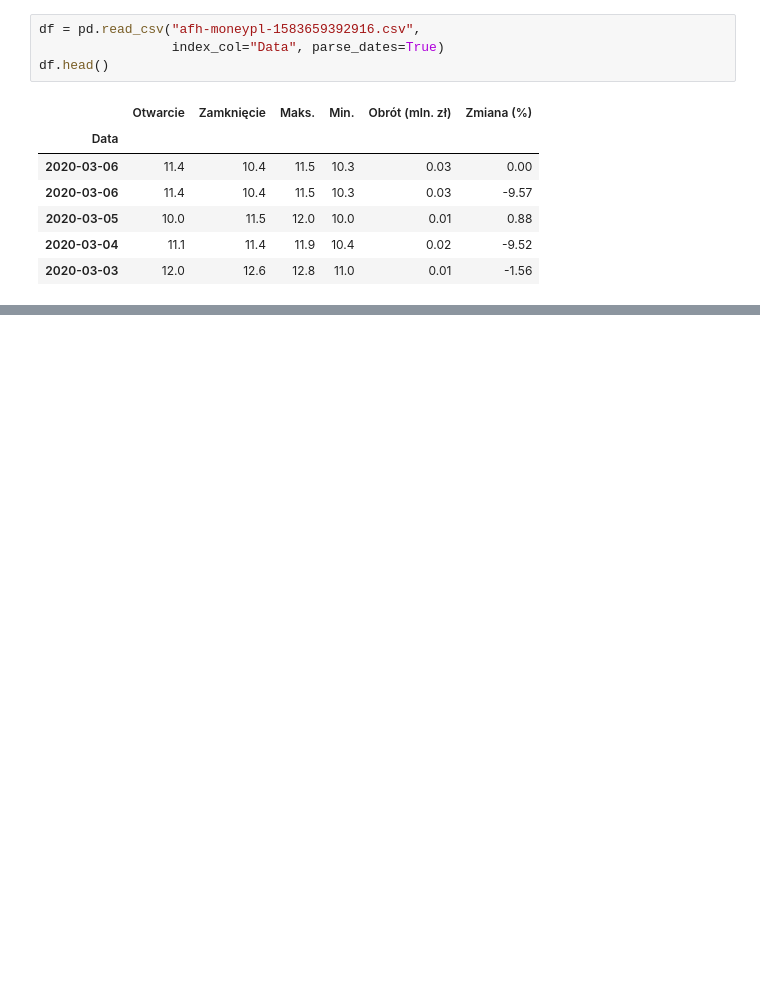
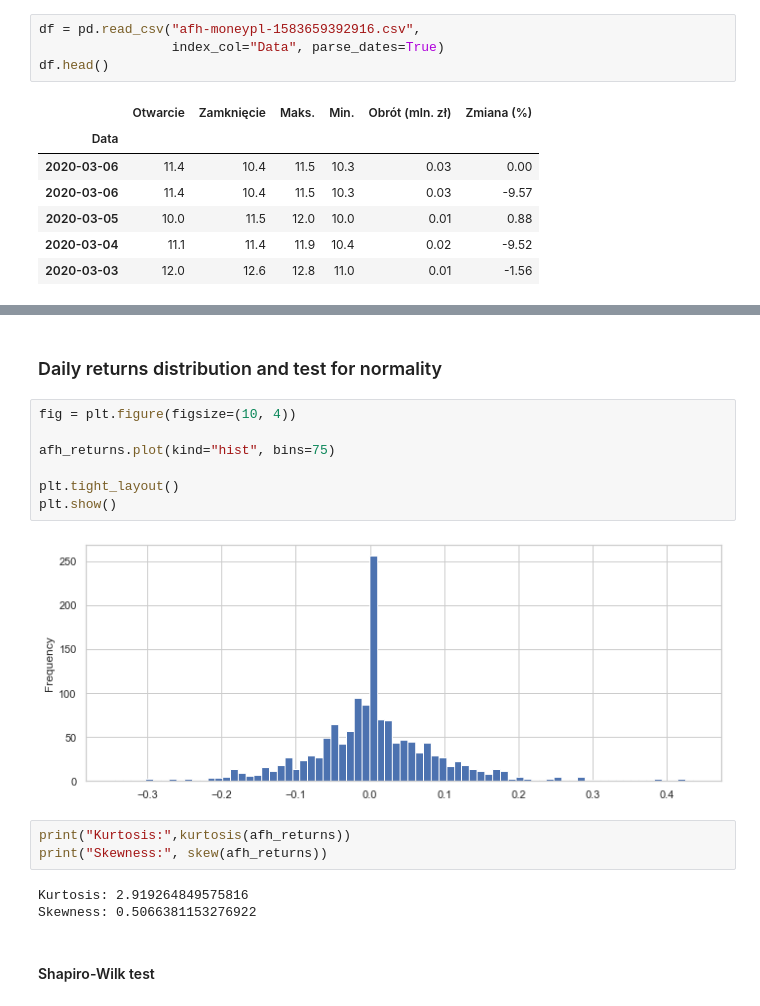
Before and after one commit to JetBlack101/Monte-Carlo-simulations, a Jupyter notebook: Monte Carlo stock price simulation.ipynb, the cells around one changed output, grey strips where cells are left out. Saved outputs shown, nothing was run; the diff lists cells and outputs as text; blank space fills up the shorter version.

```diff
--- a/Monte Carlo stock price simulation.ipynb
+++ b/Monte Carlo stock price simulation.ipynb
@@ -59,0 +72,19 @@ Average return rate: 0.005 variance: 0.008 Standard deviation: 0.088
+# %% [markdown]
+### Daily returns distribution and test for normality
+# %%
+fig = plt.figure(figsize=(10, 4))
+
+afh_returns.plot(kind="hist", bins=75)
+
+plt.tight_layout()
+plt.show()
+# %% [output]
+[figure, added]
+# %%
+print("Kurtosis:",kurtosis(afh_returns))
+print("Skewness:", skew(afh_returns))
+# %% [output]
+Kurtosis: 2.919264849575816
+Skewness: 0.5066381153276922
+# %% [markdown]
+#### Shapiro-Wilk test
```
Also changed, not shown: parts of 17 cells of this notebook.
